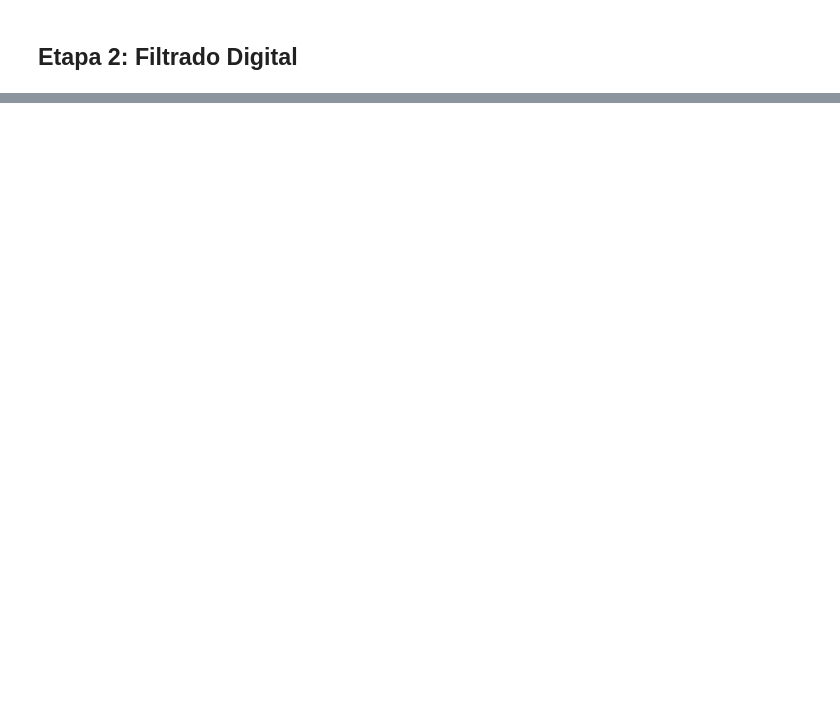
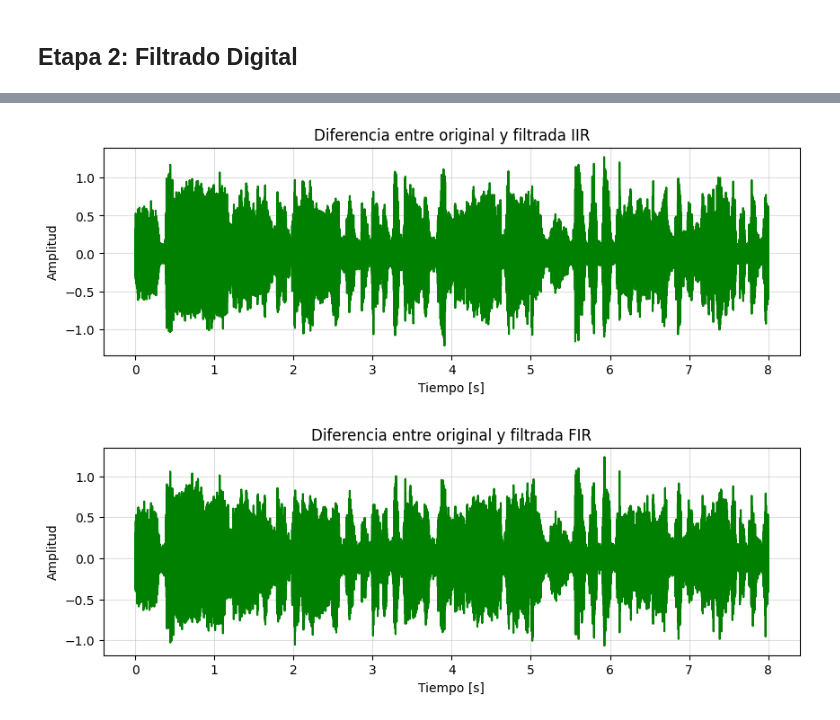
Before and after one commit to DayubMateo/PDS_2026_IIA, a Jupyter notebook: TP integrador/main.ipynb, the cells around one changed output, grey strips where cells are left out. Cells and saved outputs as stored; diff of their text form; code cells hidden in the pictures; blank space fills up the shorter version.

```diff
--- a/TP integrador/main.ipynb
+++ b/TP integrador/main.ipynb
@@ -168,0 +333,9 @@ wc = 1000
+# %%
+b, a = signal.zpk2tf(zpk[0], zpk[1], zpk[2])
+audio_filtrado_iir = signal.lfilter(b, a, audio)
+
+graf_temp(audio, fs)
+graf_temp(audio_filtrado_iir, fs, title='Señal filtrada con IIR')
+graf_fft(audio_filtrado_iir, fs)
+
+sf.write("audio/voz_original_recIIR.wav", audio_filtrado_iir, fs)
@@ -168,0 +346,8 @@ wc = 1000
+# %%
+audio_filtrado_fir = signal.lfilter(taps, [1], audio)
+
+graf_temp(audio, fs)
+graf_temp(audio_filtrado_fir, fs, title='Señal filtrada con FIR')
+graf_fft(audio_filtrado_fir, fs)
+
+sf.write("audio/voz_original_recFIR.wav", audio_filtrado_fir, fs)
@@ -168,0 +358,9 @@ wc = 1000
+# %%
+diff_iir = audio - audio_filtrado_iir
+diff_fir = audio - audio_filtrado_fir
+
+_ = graf_temp(diff_iir, fs, title='Diferencia entre original y filtrada IIR')
+_ = graf_temp(diff_fir, fs, title='Diferencia entre original y filtrada FIR')
+# %% [output]
+[figure, added]
+[figure, added]
```
Also changed, not shown: parts of 11 cells of this notebook, 2 other files.
